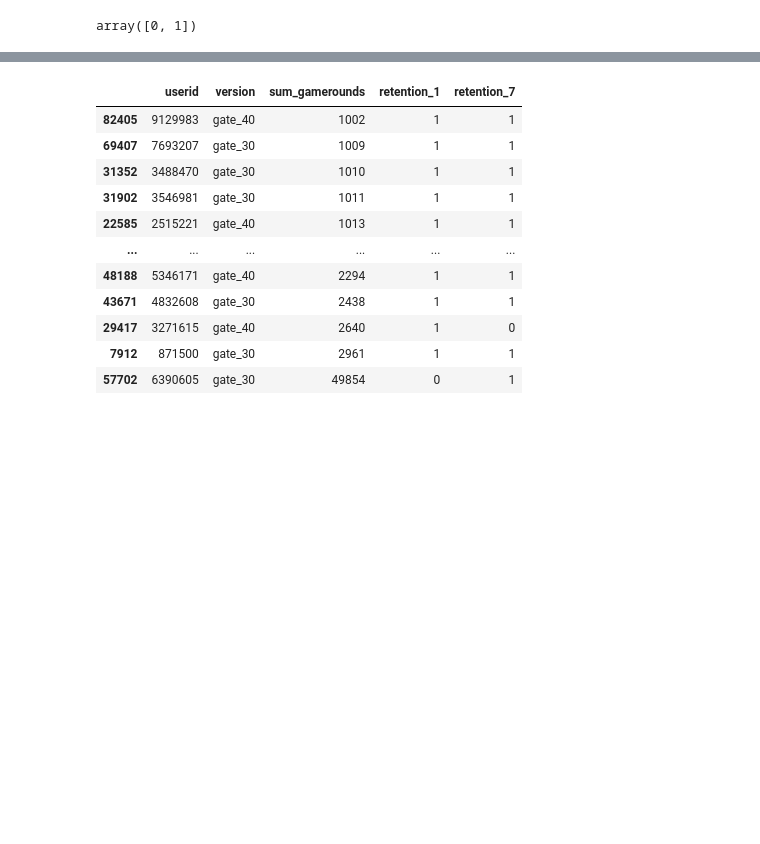
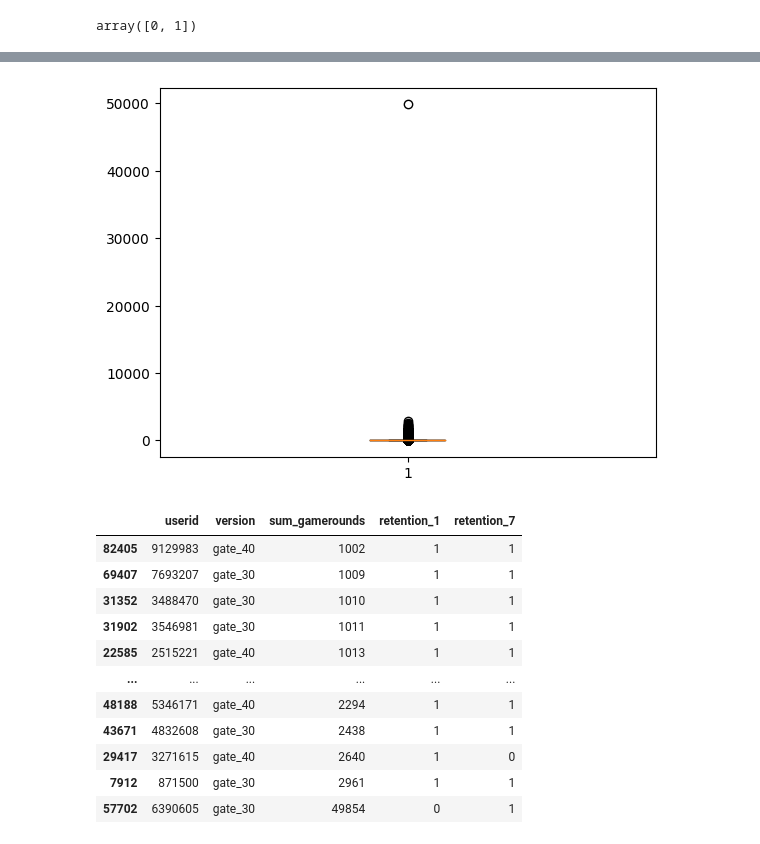
Before and after one commit to Anatiliy/AB_testing, a Jupyter notebook: task9.ipynb, the cells around one changed output, grey strips where cells are left out. Saved outputs shown, nothing was run; the diff lists cells and outputs as text; code cells hidden in the pictures; blank space fills up the shorter version.

```diff
--- a/task9.ipynb
+++ b/task9.ipynb
@@ -86,3 +89,9 @@ plt.hist(df['sum_gamerounds'].unique(), bins=100);
+# %%
+# Смотрим есть ли недопустимые значения в столбце sum_gamerounds
+plt.figure()
+plt.boxplot(df['sum_gamerounds']);
+# %% [output]
+[figure, added]
 # %%
 df.loc[df['sum_gamerounds'] > 1000].sort_values(by='sum_gamerounds')
 # %% [output]
```
Also changed, not shown: parts of 9 cells of this notebook.
